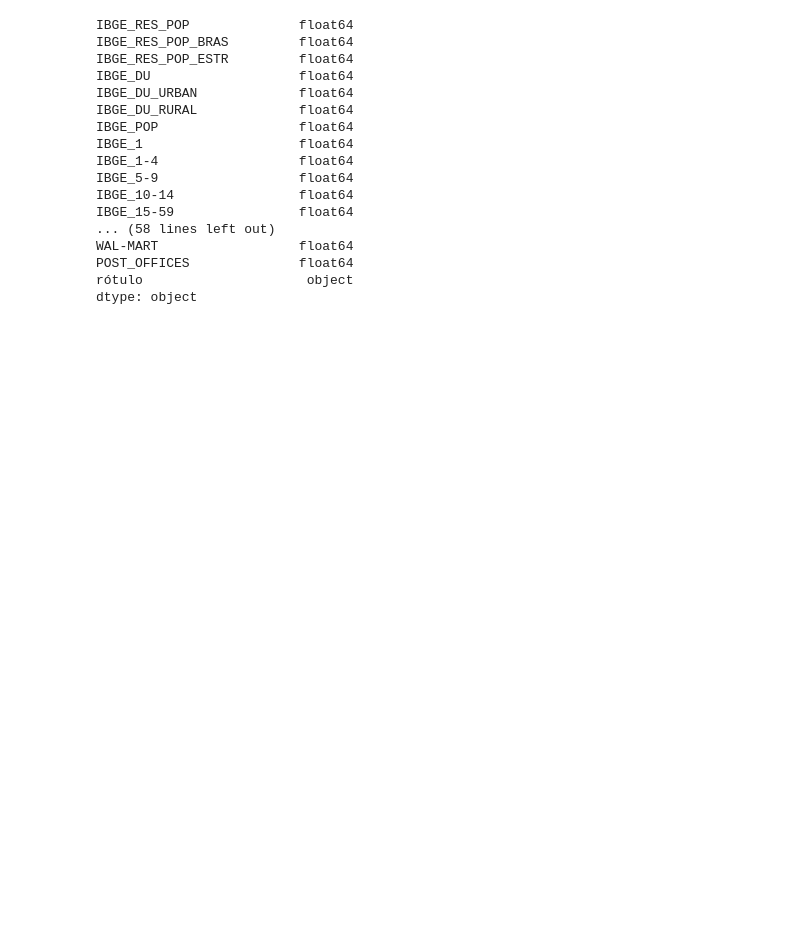
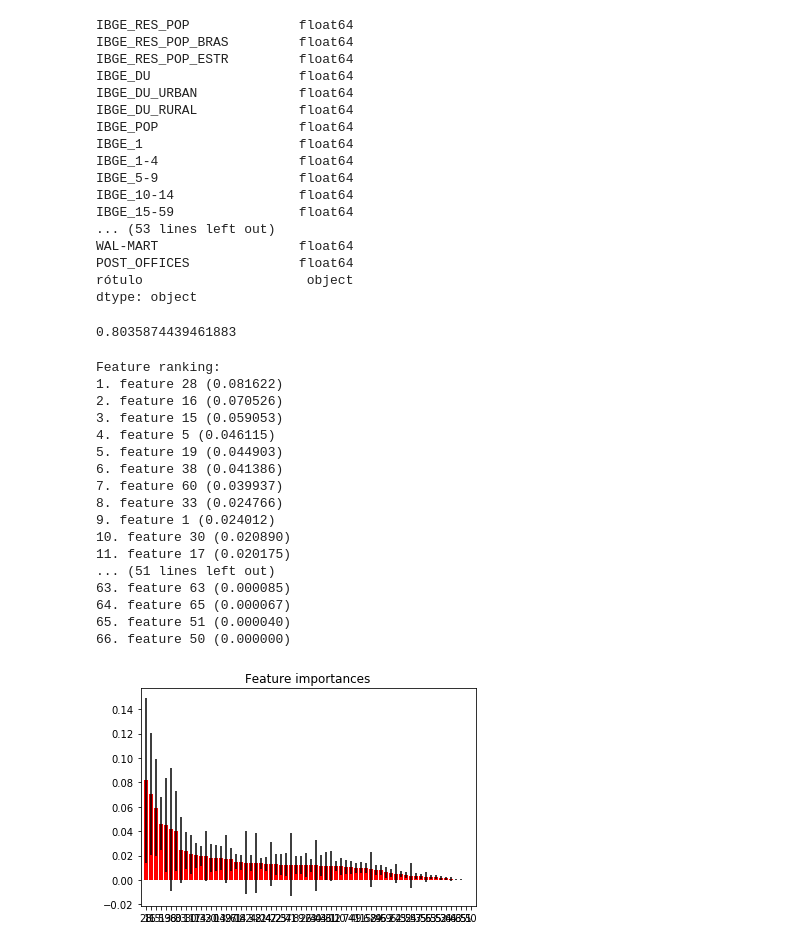
Before and after one commit to giovannabadaro/machine-learning-brazilian-cities, a Jupyter notebook: model.ipynb, the cells around one changed output. Cells and saved outputs as stored; diff of their text form; code cells hidden in the pictures; blank space fills up the shorter version.

Commit message:
uptade features + features importance

```diff
--- a/model.ipynb
+++ b/model.ipynb
@@ -24,9 +27,5 @@ ft = ["IBGE_RES_POP", "IBGE_RES_POP_BRAS", "IBGE_RES_POP_ESTR", "IBGE_DU", "IBGE
 df = data[ft]
 # %%
-df['IDHM'] = df['IDHM'].astype(float)
-df['IDHM_Renda'] = df['IDHM_Renda'].astype(float)
-df['IDHM_Longevidade'] = df['IDHM_Longevidade'].astype(float)
-df['IDHM_Educacao'] = df['IDHM_Educacao'].astype(float)
 df['LONG'] = df['LONG'].astype(float)
 df['LAT'] = df['LAT'].astype(float)
 df['ALT'] = df['ALT'].astype(float)
@@ -60,4 +59,6 @@ See the caveats in the documentation: http://pandas.pydata.org/pandas-docs/stabl
 # %%
+df1['IDHM'] = df1['IDHM'].astype(float)
+
 def get_rotulo(value):
     if value >= 0.8:
         return "muito_alto"
@@ -70,7 +71,7 @@ def get_rotulo(value):
     else:
         return "muito_baixo"
 
-df["rótulo"] = df['IDHM'].apply(get_rotulo)
+df["rótulo"] = df1['IDHM'].apply(get_rotulo)
 # %% [output]
 A value is trying to be set on a copy of a slice from a DataFrame.
 Try using .loc[row_indexer,col_indexer] = value instead
@@ -96,7 +102,7 @@ IBGE_1-4                  float64
 IBGE_5-9                  float64
 IBGE_10-14                float64
 IBGE_15-59                float64
-... (58 lines left out)
+... (53 lines left out)
 WAL-MART                  float64
 POST_OFFICES              float64
 rótulo                     object
@@ -105,8 +111,8 @@ dtype: object
 df=  df.fillna(0)
 # %%
 #separação da classe em y
-X = df.iloc[:, 0:71].values
-y = df.iloc[:, 72].values
+X = df.iloc[:, 0:66].values
+y = df.iloc[:, 67].values
 # %%
 from sklearn.model_selection import train_test_split
 
@@ -114,10 +120,52 @@ X_train, X_test, y_train, y_test = train_test_split(X, y, test_size=0.2, random_
 # %%
 from sklearn.ensemble import RandomForestClassifier
 
-# Create the model with 100 trees
+#100 árvores
 model = RandomForestClassifier(n_estimators=100,
                                bootstrap = True,
                                max_features = 'sqrt')
-# Fit on training data
+
 model.fit(X_train, y_train)
 y_pred = model.predict(X_test)
+model.score(X_test, y_test)
+# %% [output]
+0.8035874439461883
+# %%
+importances = model.feature_importances_
+std = np.std([tree.feature_importances_ for tree in model.estimators_],
+             axis=0)
+indices = np.argsort(importances)[::-1]
+
+# Print the feature ranking
+print("Feature ranking:")
+
+for f in range(X_train.shape[1]):
+    print("%d. feature %d (%f)" % (f + 1, indices[f], importances[indices[f]]))
+
+# Plot the feature importances of the forest
+plt.figure()
+plt.title("Feature importances")
+plt.bar(range(X_train.shape[1]), importances[indices],
+       color="r", yerr=std[indices], align="center")
+plt.xticks(range(X_train.shape[1]), indices)
+plt.xlim([-1, X_train.shape[1]])
+plt.show()
+# %% [output]
+Feature ranking:
+1. feature 28 (0.081622)
+2. feature 16 (0.070526)
+3. feature 15 (0.059053)
+4. feature 5 (0.046115)
+5. feature 19 (0.044903)
+6. feature 38 (0.041386)
+7. feature 60 (0.039937)
+8. feature 33 (0.024766)
+9. feature 1 (0.024012)
+10. feature 30 (0.020890)
+11. feature 17 (0.020175)
+... (51 lines left out)
+63. feature 63 (0.000085)
+64. feature 65 (0.000067)
+65. feature 51 (0.000040)
+66. feature 50 (0.000000)
+[figure, added]
```
Also changed, not shown: parts of 6 cells of this notebook.
